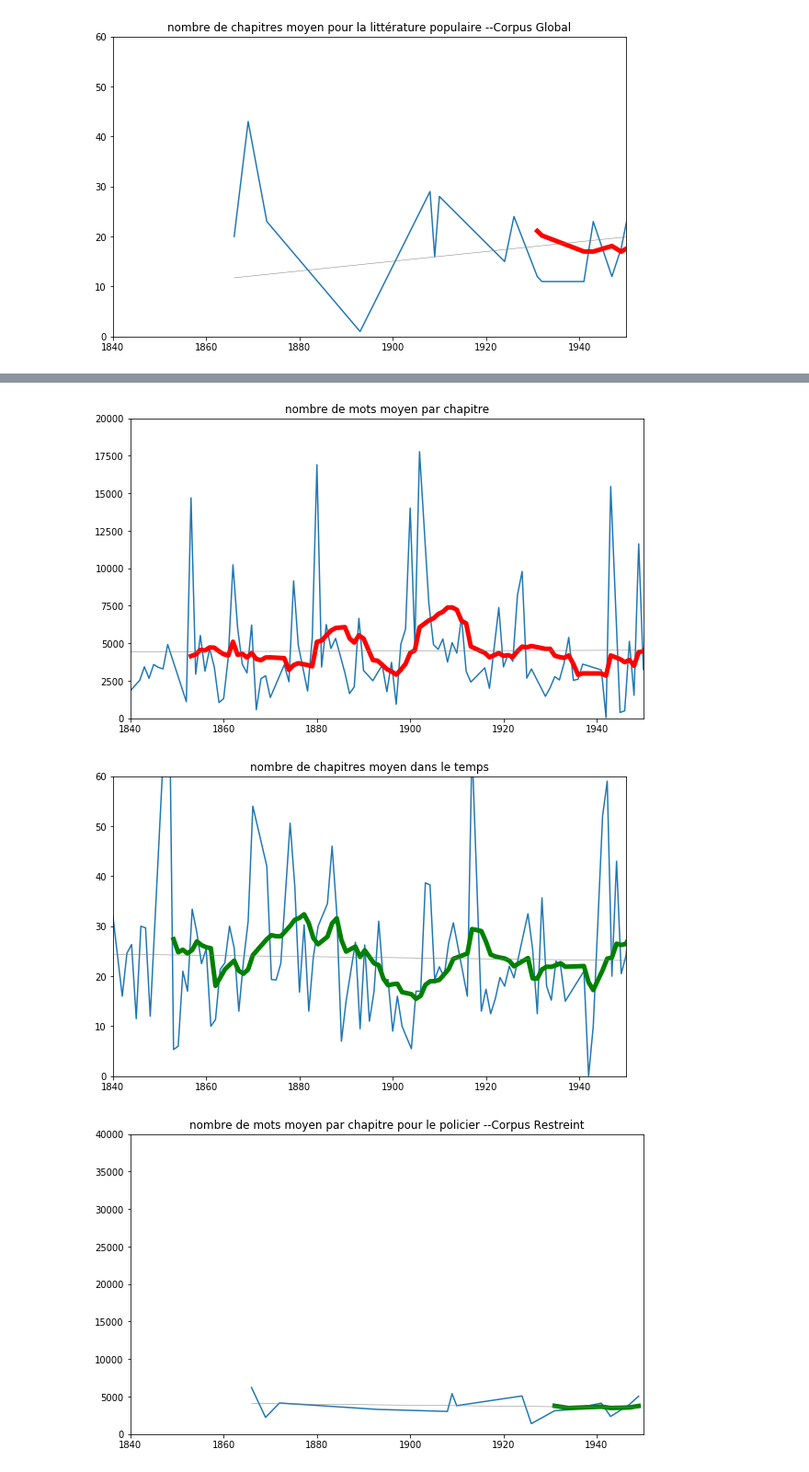
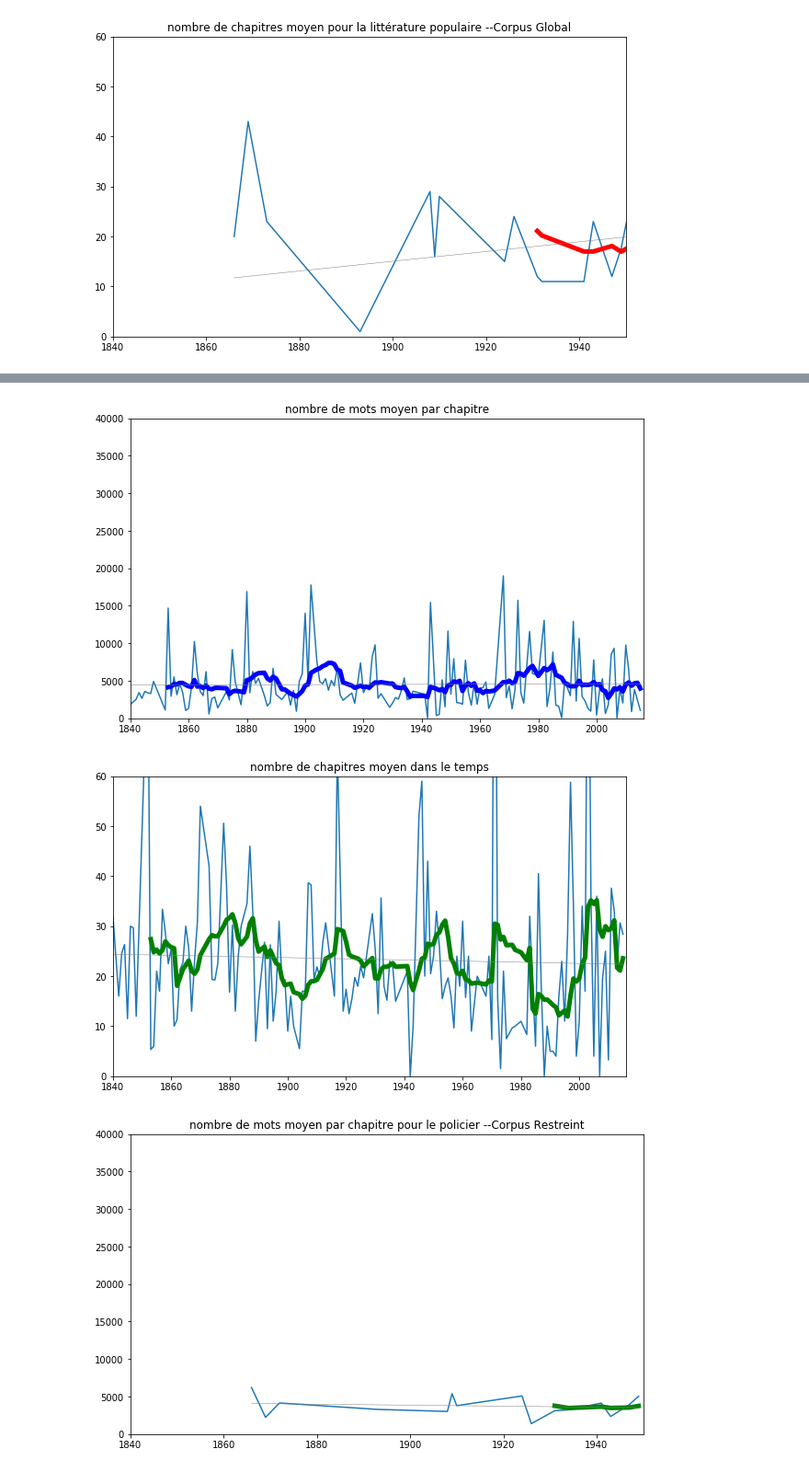
Before and after one commit to ANRChapitres/courbes, a Jupyter notebook: basic_quantification.ipynb, the cells around one changed output, grey strips where cells are left out. Shown at 92% size. Saved outputs shown, nothing was run; the diff lists cells and outputs as text; code cells hidden in the pictures.

```diff
--- a/basic_quantification.ipynb
+++ b/basic_quantification.ipynb
@@ -495,15 +495,15 @@ plot_stats(stats_canon["chapter"][0],stats_canon["chapter"][1],limitsX, limitsCh
 # %%
 stats_canon=pickle.load(open( "stats_rest_non-canon", "rb"))
-limitsX=[1840,1950]
-limitsWord=[0,20000]
+limitsX=[1840,2016]
+limitsWord=[0,40000]
 limitsChap=[0,60]
 sliding=10
-color=['r','g']
+color=['b','g']
 plot_stats(stats_canon["word"][0],stats_canon["word"][1],limitsX,limitsWord,sliding,color[0],"nombre de mots moyen par chapitre")
 plot_stats(stats_canon["chapter"][0],stats_canon["chapter"][1],limitsX, limitsChap,sliding,color[1],"nombre de chapitres moyen dans le temps")
 # %% [output]
-[figure, old version]
+[figure, new version]
-[figure, old version]
+[figure, new version]
 # %%
 stats_canon=pickle.load(open( "stats_rest_policier", "rb"))
 limitsX=[1840,1950]
```
Also changed, not shown: parts of 13 cells of this notebook.
